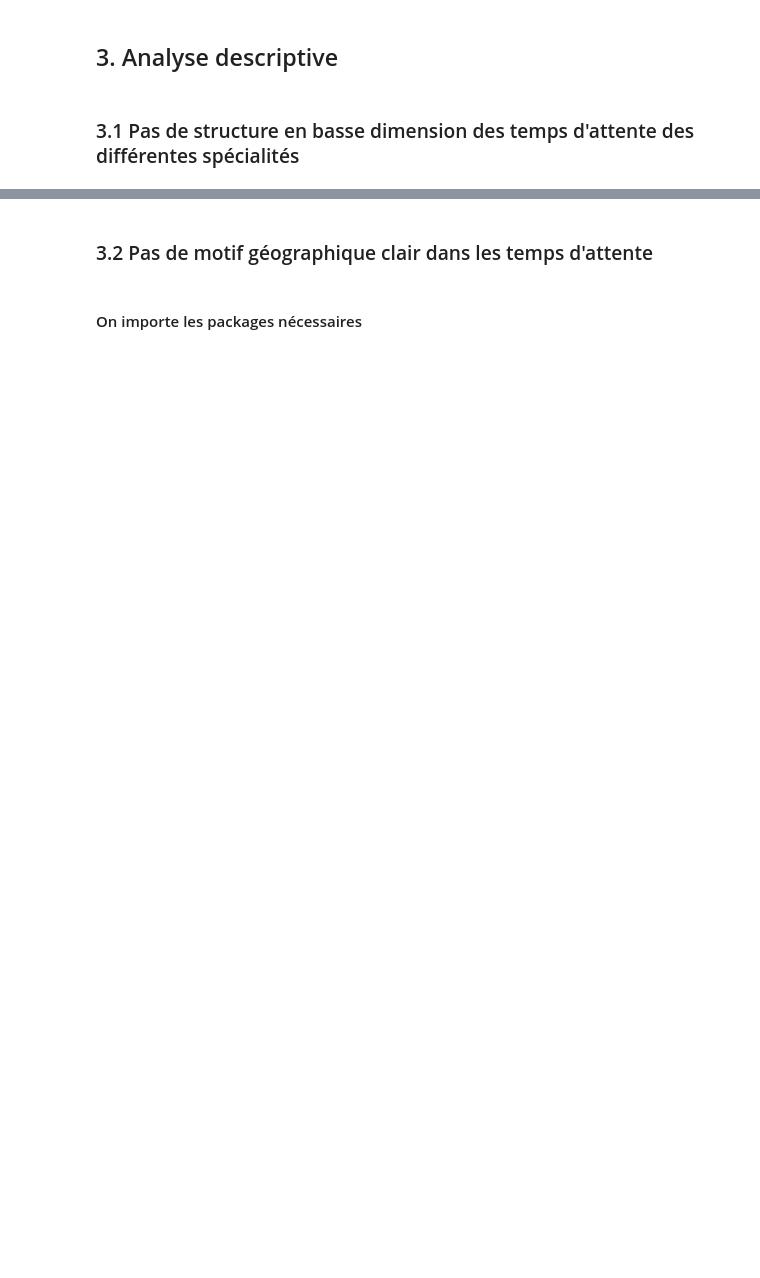
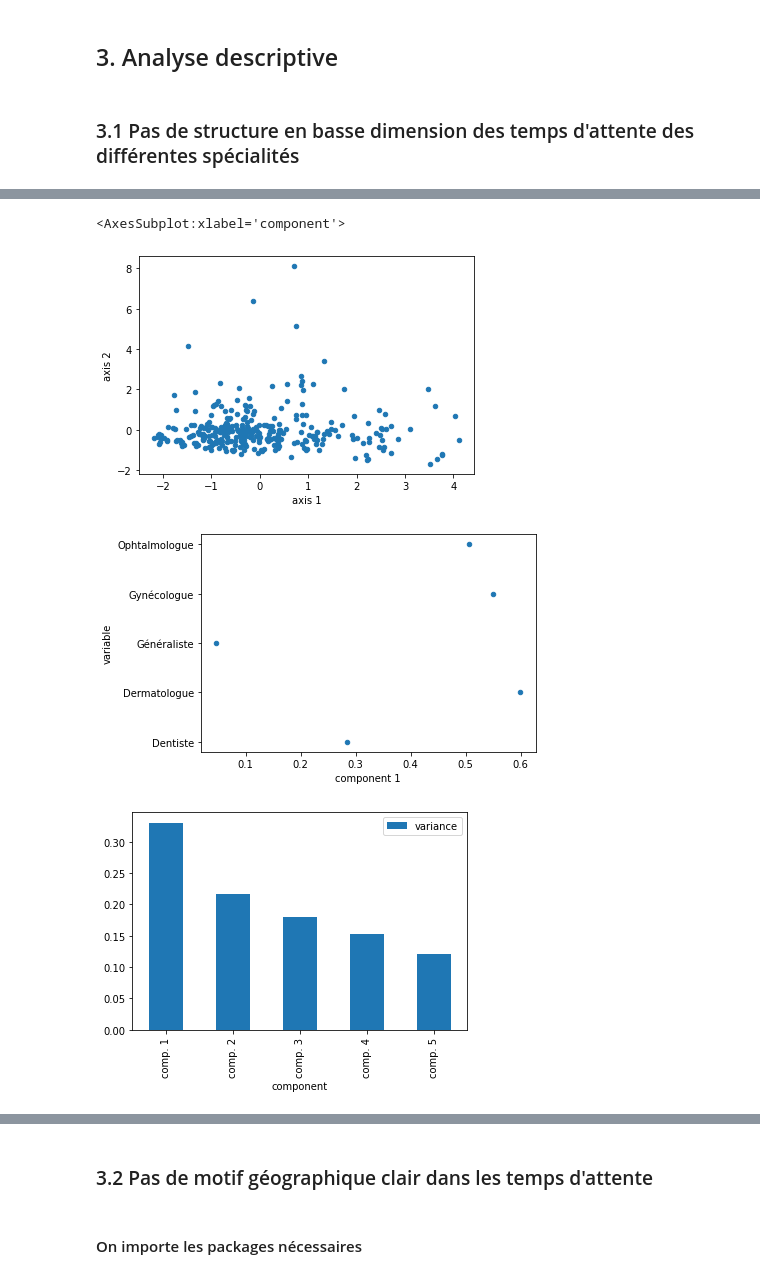
Before and after one commit to katossky/desert-medical, a Jupyter notebook: report_4-01.ipynb, the cells around one changed output, grey strips where cells are left out. Saved outputs shown, nothing was run; the diff lists cells and outputs as text; code cells hidden in the pictures; blank space fills up the shorter version.

```diff
--- a/report_4-01.ipynb
+++ b/report_4-01.ipynb
@@ -436,9 +407,9 @@ Malheureusement la page wikipedia des préfectures liste seulement les noms des
 # %%
-'''/!\ L'execution peut prendre 2 minutes'''
+# ATTENTION: l'éxécution peut prendre quelques minutes
 
 url = "https://fr.wikipedia.org/wiki/Liste_des_pr%C3%A9fectures_de_France"
 
-request_text = request.urlopen(url).read()
+request_text = urlopen(url).read()
 page = BeautifulSoup(request_text, "lxml")
 
 lignes = page.find('table').find_all('tr')
@@ -449,7 +420,7 @@ for ligne in tqdm(lignes[1:97]):
 
     # on récupère le lien vers la page wikipedia de la ville
     lien = "https://fr.wikipedia.org" + ligne.find_all("a")[1].get('href')
-    page_pref = BeautifulSoup(request.urlopen(lien).read(), "lxml")
+    page_pref = BeautifulSoup(urlopen(lien).read(), "lxml")
 
     infos = page_pref.find('table').find_all('tr')
     i=0
@@ -1315,0 +1155,2 @@ On remarque dans le troisième et dernier graphique que les composants expliquen
+# %%
+_deepnote_run_altair(attentes, """{"$schema":"https://vega.github.io/schema/vega-lite/v4.json","mark":{"type":"point","tooltip":{"content":"data"}},"height":220,"autosize":{"type":"fit"},"data":{"name":"placeholder"},"encoding":{"x":{"field":"axis 1","type":"quantitative","sort":null,"scale":{"type":"linear","zero":false}},"y":{"field":"axis 2","type":"quantitative","sort":null,"scale":{"type":"linear","zero":false}},"color":{"field":"","type":"nominal","sort":null,"scale":{"type":"linear","zero":false}}}}""")
@@ -1315,0 +1159,2 @@ On remarque dans le troisième et dernier graphique que les composants expliquen
+# %%
+_deepnote_run_altair(components, """{"$schema":"https://vega.github.io/schema/vega-lite/v4.json","mark":{"type":"point","tooltip":{"content":"data"}},"height":220,"autosize":{"type":"fit"},"data":{"name":"placeholder"},"encoding":{"x":{"field":"component 1","type":"quantitative","sort":null,"scale":{"type":"linear","zero":false}},"y":{"field":"variable","type":"nominal","sort":null,"scale":{"type":"linear","zero":false}},"color":{"field":"","type":"nominal","sort":null,"scale":{"type":"linear","zero":false}}}}""")
@@ -1315,0 +1163,2 @@ On remarque dans le troisième et dernier graphique que les composants expliquen
+# %%
+_deepnote_run_altair(components2, """{"$schema":"https://vega.github.io/schema/vega-lite/v4.json","mark":{"type":"bar","tooltip":{"content":"data"}},"height":220,"autosize":{"type":"fit"},"data":{"name":"placeholder"},"encoding":{"x":{"field":"component","type":"nominal","sort":null,"scale":{"type":"linear","zero":false}},"y":{"field":"variance","type":"quantitative","sort":null,"scale":{"type":"linear","zero":true}},"color":{"field":"","type":"nominal","sort":null,"scale":{"type":"linear","zero":false}}}}""")
@@ -1316,5 +1167,11 @@ On remarque dans le troisième et dernier graphique que les composants expliquen
 # %%
+# équivalents avec MatPlotLib
 attentes.plot.scatter(x='axis 1', y='axis 2')
-attentes.plot.scatter(x='component 1', y='variable')
-attentes.plot.bar(x='axis 1', y='axis 2')
+components.plot.scatter(x='component 1',y='variable')
+components2.plot.bar(x='component', y='variance')
+# %% [output]
+<AxesSubplot:xlabel='component'>
+[figure, added]
+[figure, added]
+[figure, added]
 # %% [markdown]
```
Also changed, not shown: parts of 100 cells of this notebook, 23 other files.
